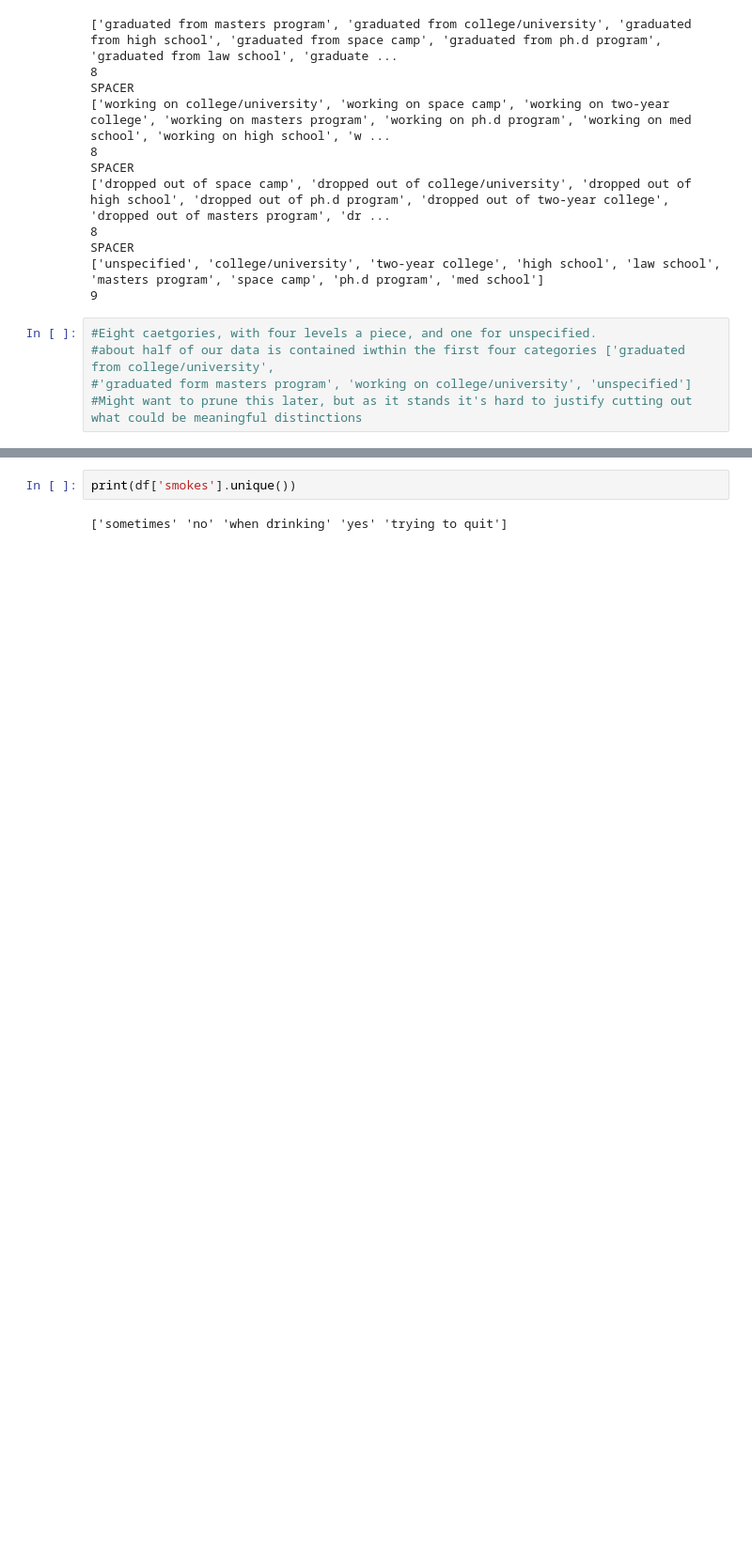
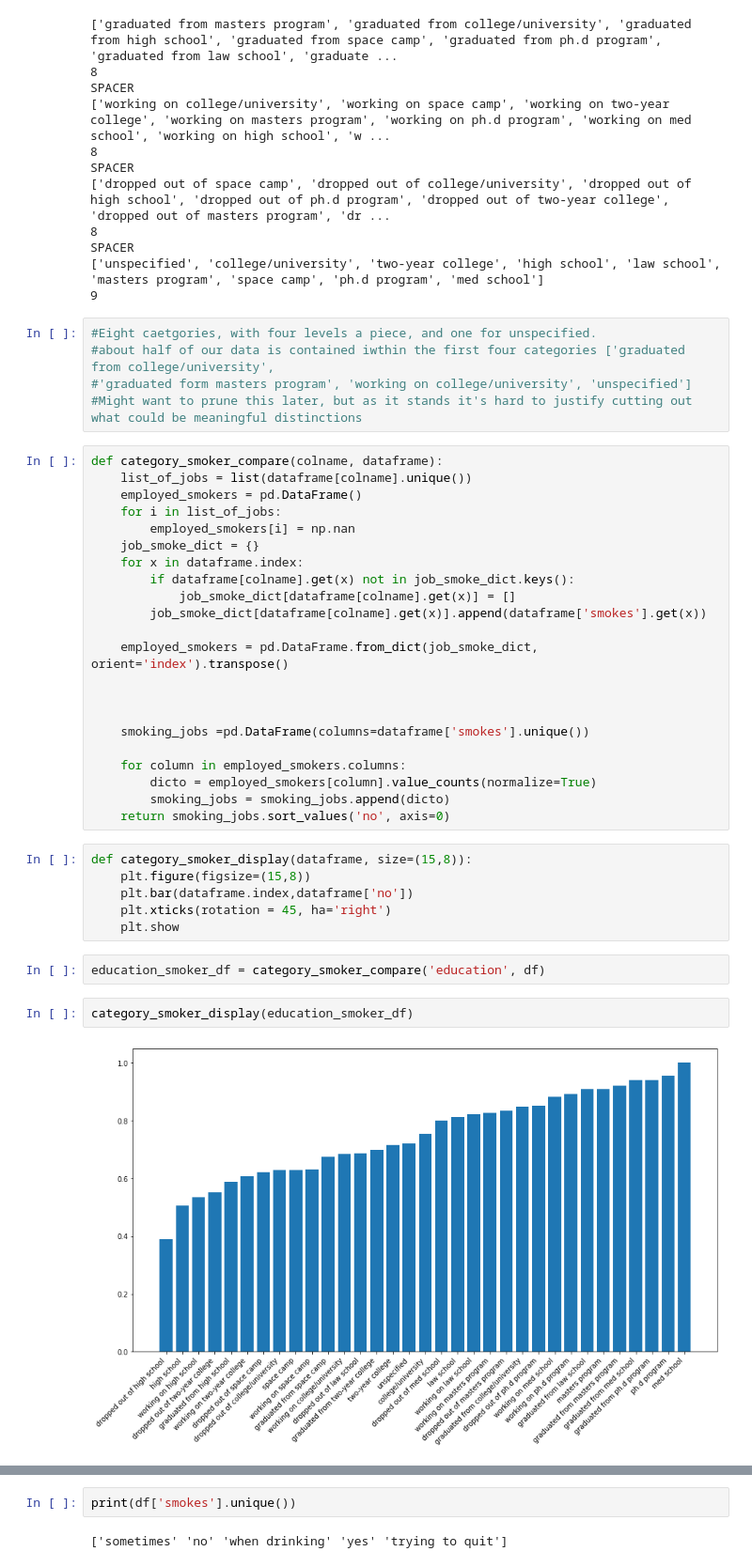
Before and after one commit to Prathmun/DatingDataCapstone, a Jupyter notebook: Dating Data EDA.ipynb, the cells around one changed output, grey strips where cells are left out. Shown at 94% size. Saved outputs shown, nothing was run; the diff lists cells and outputs as text; blank space fills up the shorter version.

Commit message:
Pre-cleanup save
Made a function that does category-smoker comparisons. About to delete a  bunch of stuff to clean up the notebook and make use of this function. This is my safety save.

```diff
--- a/Dating Data EDA.ipynb
+++ b/Dating Data EDA.ipynb
@@ -216,3 +216,37 @@ SPACER
 #about half of our data is contained iwthin the first four categories ['graduated from college/university',
 #'graduated form masters program', 'working on college/university', 'unspecified']
 #Might want to prune this later, but as it stands it's hard to justify cutting out what could be meaningful distinctions
+# %%
+def category_smoker_compare(colname, dataframe):
+    list_of_jobs = list(dataframe[colname].unique())
+    employed_smokers = pd.DataFrame()
+    for i in list_of_jobs:
+        employed_smokers[i] = np.nan
+    job_smoke_dict = {}
+    for x in dataframe.index:
+        if dataframe[colname].get(x) not in job_smoke_dict.keys():
+            job_smoke_dict[dataframe[colname].get(x)] = []
+        job_smoke_dict[dataframe[colname].get(x)].append(dataframe['smokes'].get(x))
+
+    employed_smokers = pd.DataFrame.from_dict(job_smoke_dict, orient='index').transpose()
+
+
+
+    smoking_jobs =pd.DataFrame(columns=dataframe['smokes'].unique())
+
+    for column in employed_smokers.columns:
+        dicto = employed_smokers[column].value_counts(normalize=True)
+        smoking_jobs = smoking_jobs.append(dicto)
+    return smoking_jobs.sort_values('no', axis=0)
+# %%
+def category_smoker_display(dataframe, size=(15,8)):
+    plt.figure(figsize=(15,8))
+    plt.bar(dataframe.index,dataframe['no'])
+    plt.xticks(rotation = 45, ha='right')
+    plt.show
+# %%
+education_smoker_df = category_smoker_compare('education', df)
+# %%
+category_smoker_display(education_smoker_df)
+# %% [output]
+[figure, added]
```
Also changed, not shown: parts of 17 cells of this notebook.
